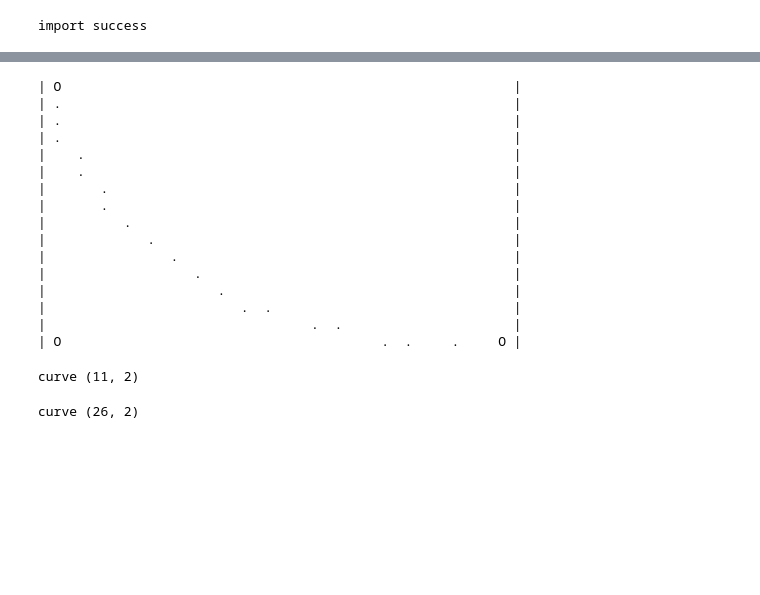
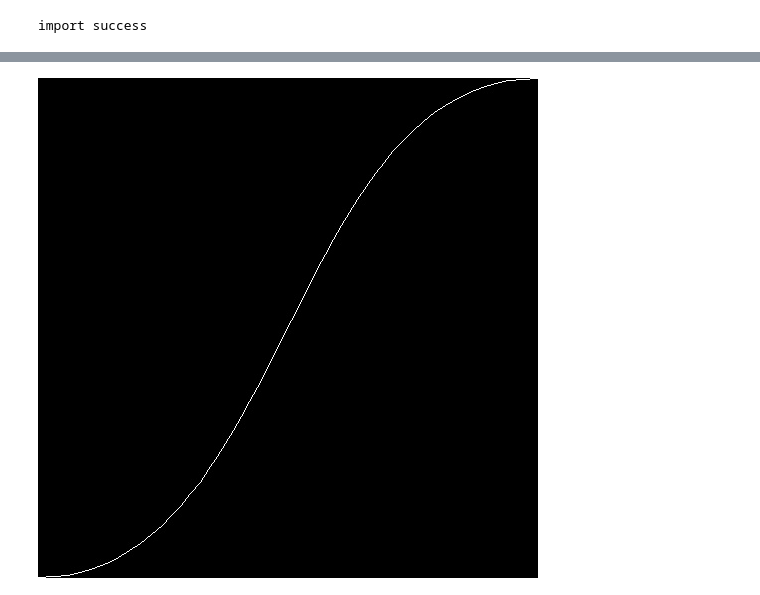
Before and after one commit to EvanLavender13/graphics, a Jupyter notebook: notebooks/bezier-curve.ipynb, the cells around one changed output, grey strips where cells are left out. Saved outputs shown, nothing was run; the diff lists cells and outputs as text; code cells hidden in the pictures; blank space fills up the shorter version.

```diff
--- a/notebooks/bezier-curve.ipynb
+++ b/notebooks/bezier-curve.ipynb
@@ -107,25 +67,3 @@ curve (21, 2)
-# %%
-screen = g.clear_screen(screen)
-g.draw_points_xy(screen, curve)
-g.draw_points_p(screen, control_points)
-g.print_screen(screen)
-# %% [output]
-| O                                                          |
-| .                                                          |
-| .                                                          |
-| .                                                          |
-|    .                                                       |
-|    .                                                       |
-|       .                                                    |
-|       .                                                    |
-|          .                                                 |
-|             .                                              |
-|                .                                           |
-|                   .                                        |
-|                      .                                     |
-|                         .  .                               |
-|                                  .  .                      |
-| O                                         .  .     .     O |
 # %%
 # d.add_curve(fig, curve)
 
@@ -162,6 +85,0 @@ control_points = np.array([
-# %%
-n_segments = 10
-curve = bz.get_curve(n_segments, control_points)
-print("curve", curve.shape)
-# %% [output]
-curve (11, 2)
@@ -173,3 +86,21 @@ curve (11, 2)
+# %%
+control_points = np.array([
+    [0, 0],
+    [249, 0],
+    [249, 499],
+    [499, 499]
+], dtype=float)
+
+n_segments = 50
+curve = bz.get_curve(n_segments, control_points)
+curve = np.rint(curve).astype(int)
+
+screen = g.clear_screen(screen)
+g.draw_points_xy(screen, curve, lines=True)
+
+imshow(screen)
+# %% [output]
+[figure, added]
 # %%
 # fig.data = []
 
@@ -214,6 +128,0 @@ control_points = np.array([
-# %%
-n_segments = 25
-curve = bz.get_curve(n_segments, control_points)
-print("curve", curve.shape)
-# %% [output]
-curve (26, 2)
```
Also changed, not shown: parts of 18 cells of this notebook, 1 other file.
